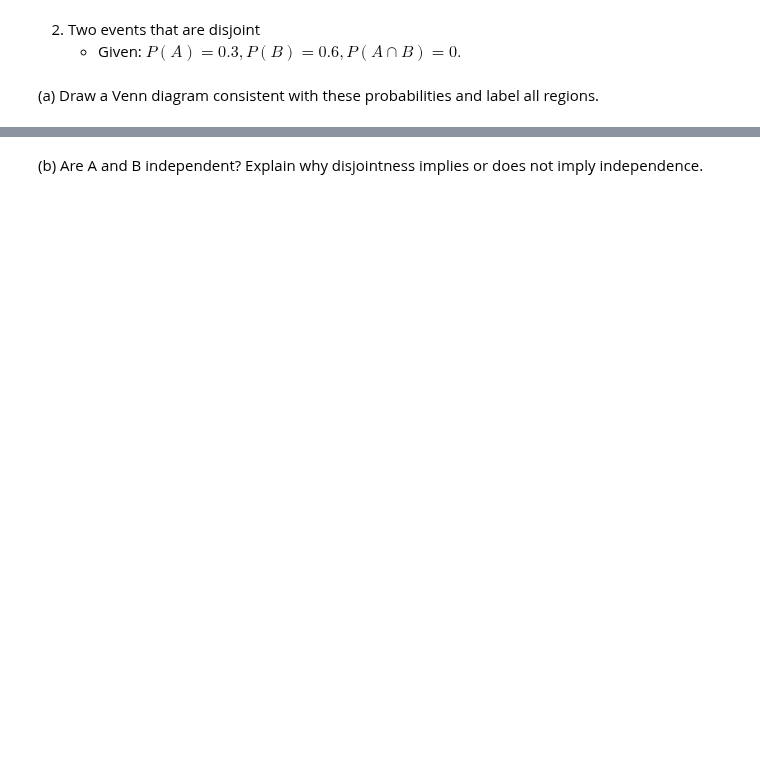
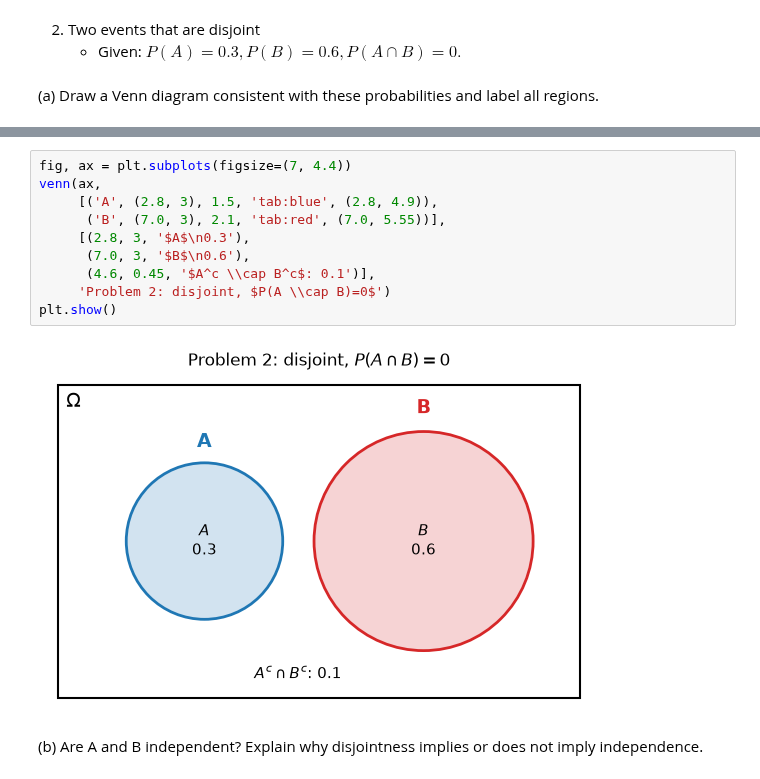
Before and after one commit to BatOrgil7/CSCI6032-ML, a Jupyter notebook: hw3/CSCI632_hw3.ipynb, the cells around one changed output, grey strips where cells are left out. Cells and saved outputs as stored; diff of their text form; blank space fills up the shorter version.

```diff
--- a/hw3/CSCI632_hw3.ipynb
+++ b/hw3/CSCI632_hw3.ipynb
@@ -41,3 +102,15 @@ ANSWER HERE
+# %%
+fig, ax = plt.subplots(figsize=(7, 4.4))
+venn(ax,
+     [('A', (2.8, 3), 1.5, 'tab:blue', (2.8, 4.9)),
+      ('B', (7.0, 3), 2.1, 'tab:red', (7.0, 5.55))],
+     [(2.8, 3, '$A$\n0.3'),
+      (7.0, 3, '$B$\n0.6'),
+      (4.6, 0.45, '$A^c \\cap B^c$: 0.1')],
+     'Problem 2: disjoint, $P(A \\cap B)=0$')
+plt.show()
+# %% [output]
+[figure, added]
 # %% [markdown]
 (b) Are A and B independent? Explain why disjointness implies or does not imply independence.
 # %% [markdown]
```
Also changed, not shown: parts of 66 cells of this notebook, 1 other file.
